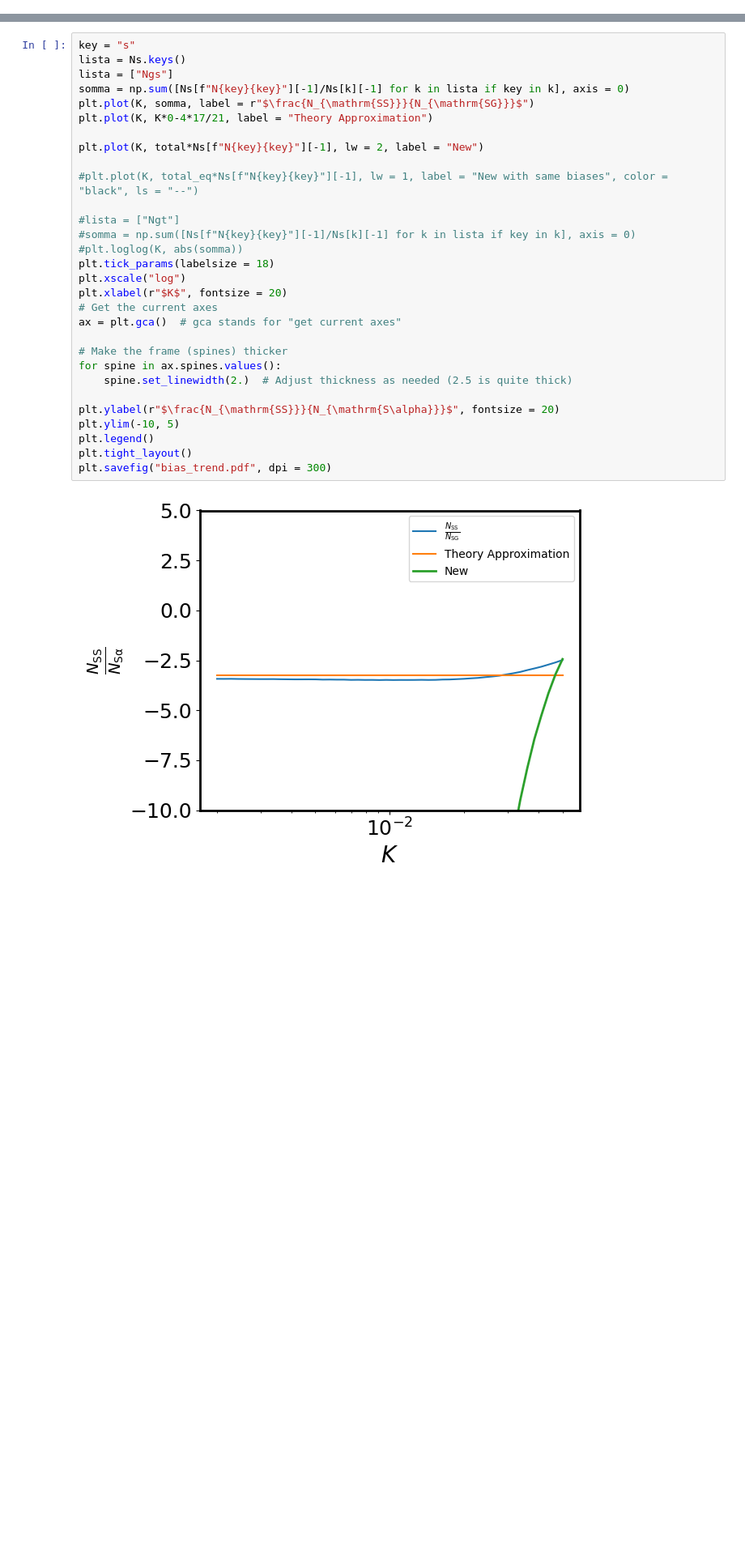
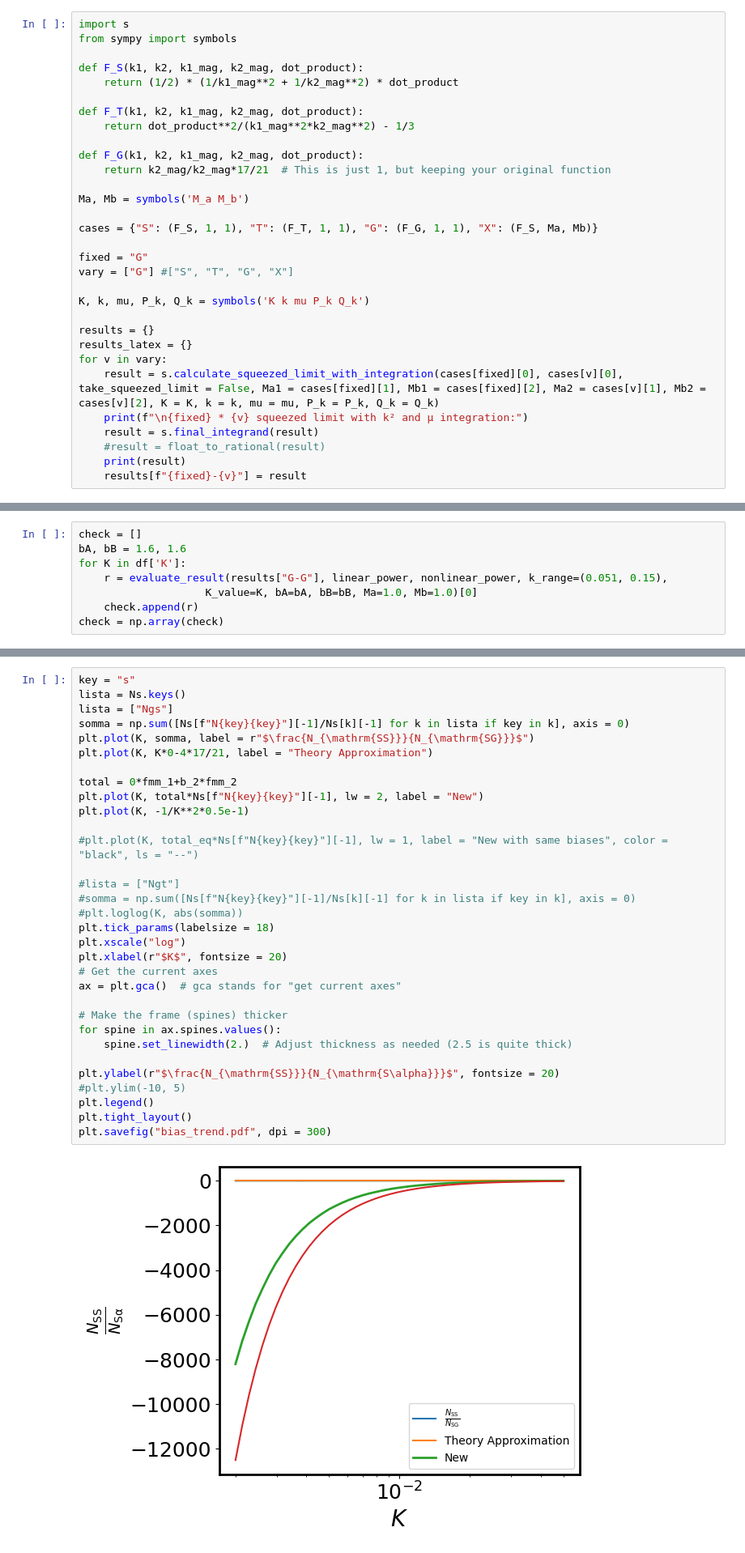
Before and after one commit to Saladino93/quadraticrecforlss, a Jupyter notebook: notebooks/desi_base.ipynb, the cells around one changed output, grey strips where cells are left out. Shown at 81% size. Saved outputs shown, nothing was run; the diff lists cells and outputs as text; blank space fills up the shorter version.

```diff
--- a/notebooks/desi_base.ipynb
+++ b/notebooks/desi_base.ipynb
@@ -110,2 +137,33 @@ print(factor_sg/factor_ss, factor_ss/factor_sg)
 # %% [output]
 -2.0 -0.5
+# %%
+import s
+from sympy import symbols
+
+def F_S(k1, k2, k1_mag, k2_mag, dot_product):
+    return (1/2) * (1/k1_mag**2 + 1/k2_mag**2) * dot_product
+
+def F_T(k1, k2, k1_mag, k2_mag, dot_product):
+    return dot_product**2/(k1_mag**2*k2_mag**2) - 1/3
+
+def F_G(k1, k2, k1_mag, k2_mag, dot_product):
+    return k2_mag/k2_mag*17/21  # This is just 1, but keeping your original function
+
+Ma, Mb = symbols('M_a M_b')
+
+cases = {"S": (F_S, 1, 1), "T": (F_T, 1, 1), "G": (F_G, 1, 1), "X": (F_S, Ma, Mb)}
+
+fixed = "G"
+vary = ["G"] #["S", "T", "G", "X"]
+
+K, k, mu, P_k, Q_k = symbols('K k mu P_k Q_k')
+
+results = {}
+results_latex = {}
+for v in vary:
+    result = s.calculate_squeezed_limit_with_integration(cases[fixed][0], cases[v][0], take_squeezed_limit = False, Ma1 = cases[fixed][1], Mb1 = cases[fixed][2], Ma2 = cases[v][1], Mb2 = cases[v][2], K = K, k = k, mu = mu, P_k = P_k, Q_k = Q_k)
+    print(f"\n{fixed} * {v} squeezed limit with k² and μ integration:")
+    result = s.final_integrand(result)
+    #result = float_to_rational(result)
+    print(result)
+    results[f"{fixed}-{v}"] = result
@@ -111,0 +258,8 @@ print(factor_sg/factor_ss, factor_ss/factor_sg)
+# %%
+check = []
+bA, bB = 1.6, 1.6
+for K in df['K']:
+    r = evaluate_result(results["G-G"], linear_power, nonlinear_power, k_range=(0.051, 0.15),
+                    K_value=K, bA=bA, bB=bB, Ma=1.0, Mb=1.0)[0]
+    check.append(r)
+check = np.array(check)
@@ -152,35 +317,37 @@ Ns[f"Nss"][-1]/Ns["Ngs"][-1], -4*17/21
 # %%
 key = "s"
 lista = Ns.keys()
 lista = ["Ngs"]
 somma = np.sum([Ns[f"N{key}{key}"][-1]/Ns[k][-1] for k in lista if key in k], axis = 0)
 plt.plot(K, somma, label = r"$\frac{N_{\mathrm{SS}}}{N_{\mathrm{SG}}}$")
 plt.plot(K, K*0-4*17/21, label = "Theory Approximation")
 
+total = 0*fmm_1+b_2*fmm_2
 plt.plot(K, total*Ns[f"N{key}{key}"][-1], lw = 2, label = "New")
+plt.plot(K, -1/K**2*0.5e-1)
 
 #plt.plot(K, total_eq*Ns[f"N{key}{key}"][-1], lw = 1, label = "New with same biases", color = "black", ls = "--")
 
 #lista = ["Ngt"]
 #somma = np.sum([Ns[f"N{key}{key}"][-1]/Ns[k][-1] for k in lista if key in k], axis = 0)
 #plt.loglog(K, abs(somma))
 plt.tick_params(labelsize = 18)
 plt.xscale("log")
 plt.xlabel(r"$K$", fontsize = 20)
 # Get the current axes
 ax = plt.gca()  # gca stands for "get current axes"
 
 # Make the frame (spines) thicker
 for spine in ax.spines.values():
     spine.set_linewidth(2.)  # Adjust thickness as needed (2.5 is quite thick)
 
 plt.ylabel(r"$\frac{N_{\mathrm{SS}}}{N_{\mathrm{S\alpha}}}$", fontsize = 20)
-plt.ylim(-10, 5)
+#plt.ylim(-10, 5)
 plt.legend()
 plt.tight_layout()
 plt.savefig("bias_trend.pdf", dpi = 300)
 # %% [output]
-[figure, old version]
+[figure, new version]
 # %%
 import camb
 from camb import model
```
Also changed, not shown: parts of 15 cells of this notebook, 5 other files.
